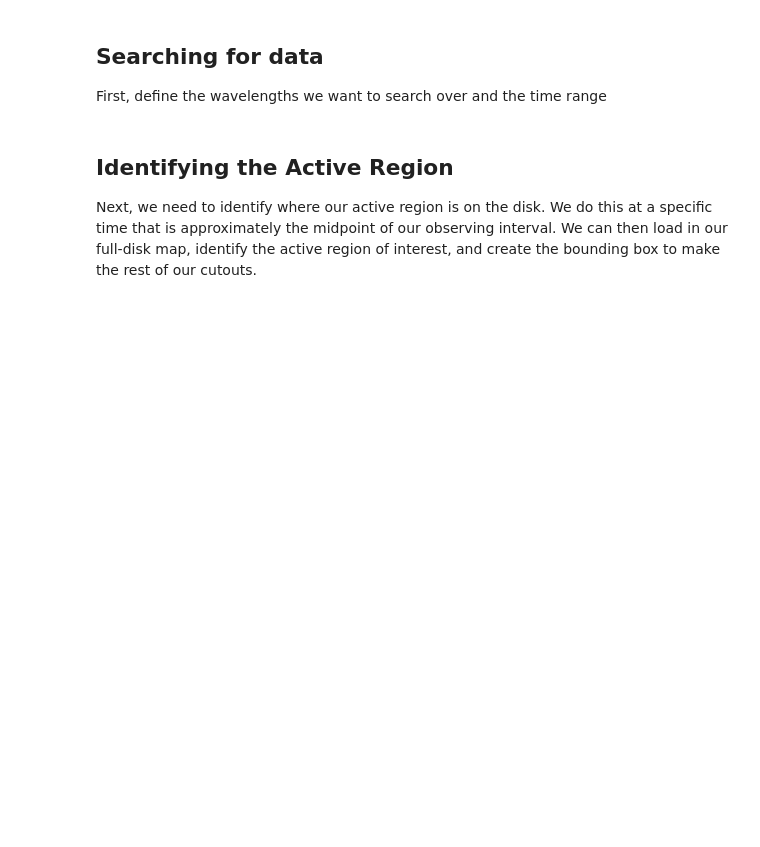
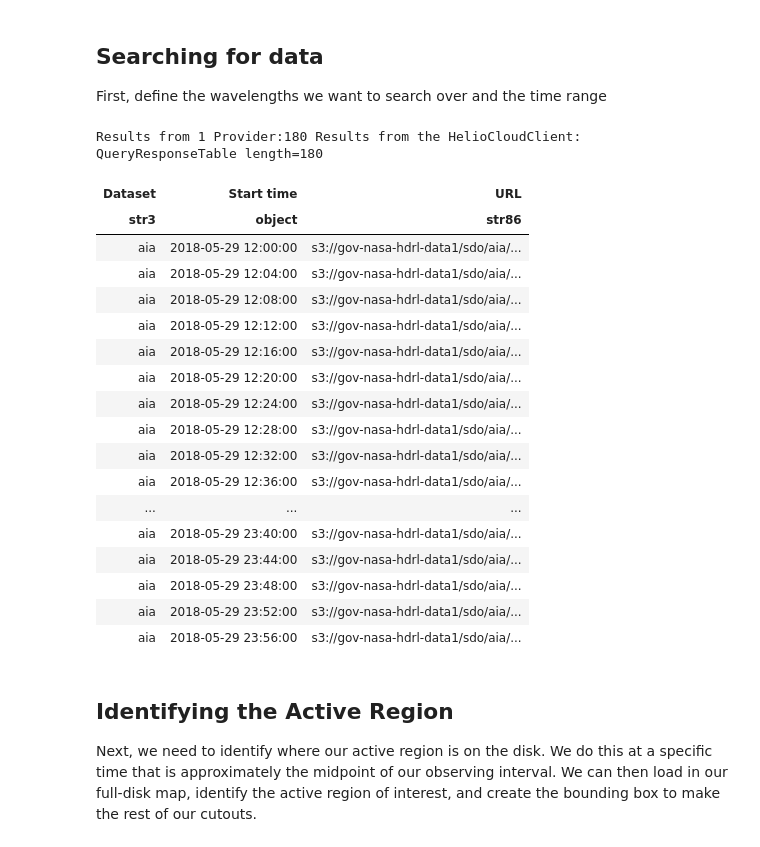
Before and after one commit to wtbarnes/scipy-2023-talk, a Jupyter notebook: sunpy-dask-demo.ipynb, the cells around one changed output. Saved outputs shown, nothing was run; the diff lists cells and outputs as text; code cells hidden in the pictures; blank space fills up the shorter version.

Commit message:
fix reprojection, use search client

```diff
--- a/sunpy-dask-demo.ipynb
+++ b/sunpy-dask-demo.ipynb
@@ -126,3 +116,32 @@ file_list = search_registry(time_start, time_end, 171*u.angstrom)
+# %%
+q = Fido.search(
+    a.Time(time_start, time_end),
+    a.Wavelength(171*u.angstrom),
+    heliocloud_attrs.Dataset('AIA'),
+)
+# %%
+q
+# %% [output]
+Results from 1 Provider:180 Results from the HelioCloudClient:
+QueryResponseTable length=180
+| Dataset | Start time | URL |
+| str3 | object | str86 |
+| aia | 2018-05-29 12:00:00 | s3://gov-nasa-hdrl-data1/sdo/aia/... |
+| aia | 2018-05-29 12:04:00 | s3://gov-nasa-hdrl-data1/sdo/aia/... |
+| aia | 2018-05-29 12:08:00 | s3://gov-nasa-hdrl-data1/sdo/aia/... |
+| aia | 2018-05-29 12:12:00 | s3://gov-nasa-hdrl-data1/sdo/aia/... |
+| aia | 2018-05-29 12:16:00 | s3://gov-nasa-hdrl-data1/sdo/aia/... |
+| aia | 2018-05-29 12:20:00 | s3://gov-nasa-hdrl-data1/sdo/aia/... |
+| aia | 2018-05-29 12:24:00 | s3://gov-nasa-hdrl-data1/sdo/aia/... |
+| aia | 2018-05-29 12:28:00 | s3://gov-nasa-hdrl-data1/sdo/aia/... |
+| aia | 2018-05-29 12:32:00 | s3://gov-nasa-hdrl-data1/sdo/aia/... |
+| aia | 2018-05-29 12:36:00 | s3://gov-nasa-hdrl-data1/sdo/aia/... |
+| ... | ... | ... |
+| aia | 2018-05-29 23:40:00 | s3://gov-nasa-hdrl-data1/sdo/aia/... |
+| aia | 2018-05-29 23:44:00 | s3://gov-nasa-hdrl-data1/sdo/aia/... |
+| aia | 2018-05-29 23:48:00 | s3://gov-nasa-hdrl-data1/sdo/aia/... |
+| aia | 2018-05-29 23:52:00 | s3://gov-nasa-hdrl-data1/sdo/aia/... |
+| aia | 2018-05-29 23:56:00 | s3://gov-nasa-hdrl-data1/sdo/aia/... |
 # %% [markdown]
 ## Identifying the Active Region
 
```
Also changed, not shown: parts of 41 cells of this notebook.
